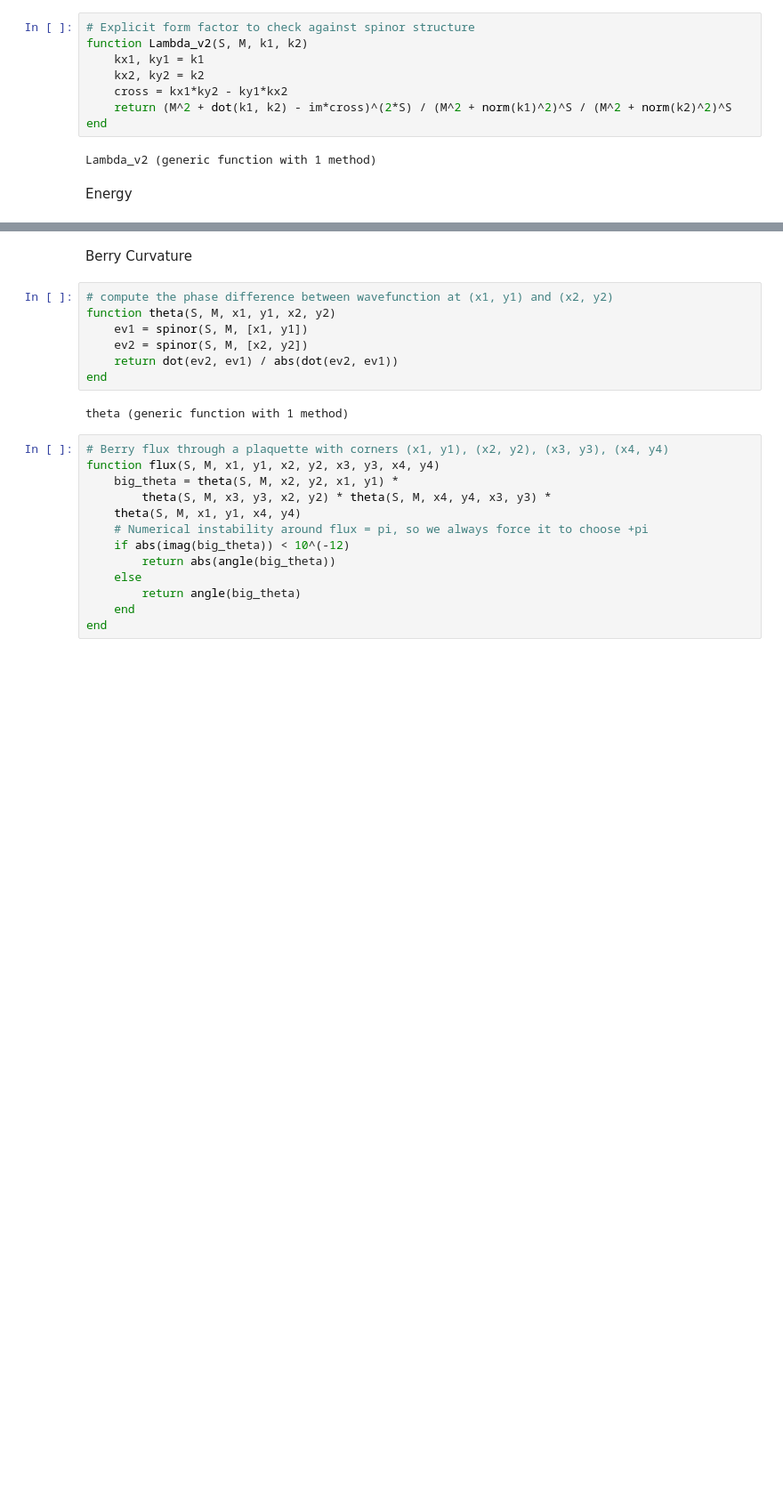
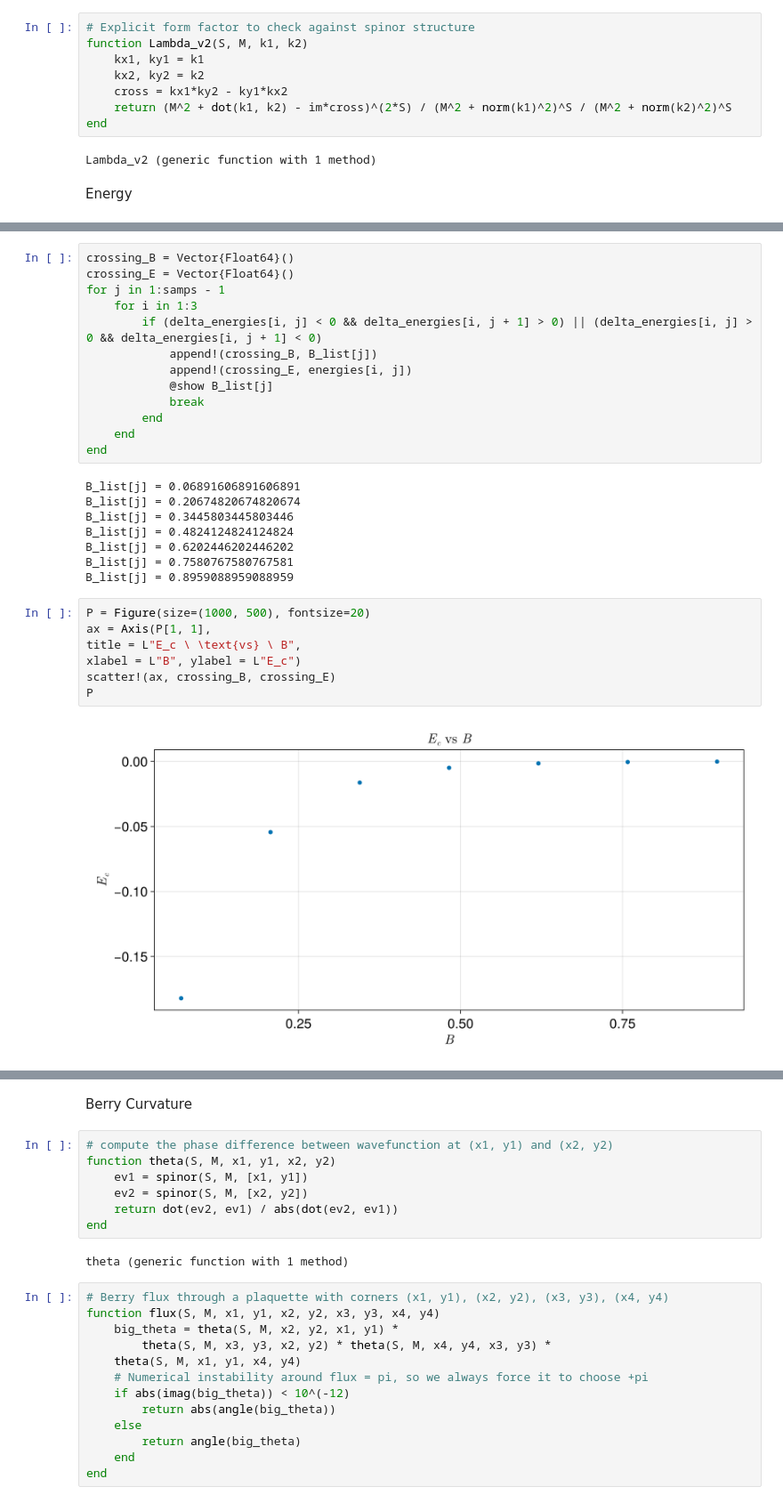
Before and after one commit to aviVadali/Summer2024, a Jupyter notebook: Trithep_BC.ipynb, the cells around one changed output, grey strips where cells are left out. Shown at 89% size. Saved outputs shown, nothing was run; the diff lists cells and outputs as text; blank space fills up the shorter version.

```diff
--- a/Trithep_BC.ipynb
+++ b/Trithep_BC.ipynb
@@ -126,0 +161,30 @@ P
+# %%
+crossing_B = Vector{Float64}()
+crossing_E = Vector{Float64}()
+for j in 1:samps - 1
+    for i in 1:3
+        if (delta_energies[i, j] < 0 && delta_energies[i, j + 1] > 0) || (delta_energies[i, j] > 0 && delta_energies[i, j + 1] < 0)
+            append!(crossing_B, B_list[j])
+            append!(crossing_E, energies[i, j])
+            @show B_list[j]
+            break
+        end
+    end
+end
+# %% [output]
+B_list[j] = 0.06891606891606891
+B_list[j] = 0.20674820674820674
+B_list[j] = 0.3445803445803446
+B_list[j] = 0.4824124824124824
+B_list[j] = 0.6202446202446202
+B_list[j] = 0.7580767580767581
+B_list[j] = 0.8959088959088959
+# %%
+P = Figure(size=(1000, 500), fontsize=20)
+ax = Axis(P[1, 1],
+title = L"E_c \ \text{vs} \ B",
+xlabel = L"B", ylabel = L"E_c")
+scatter!(ax, crossing_B, crossing_E)
+P
+# %% [output]
+[figure, added]
```
Also changed, not shown: parts of 22 cells of this notebook, 3 other files.
